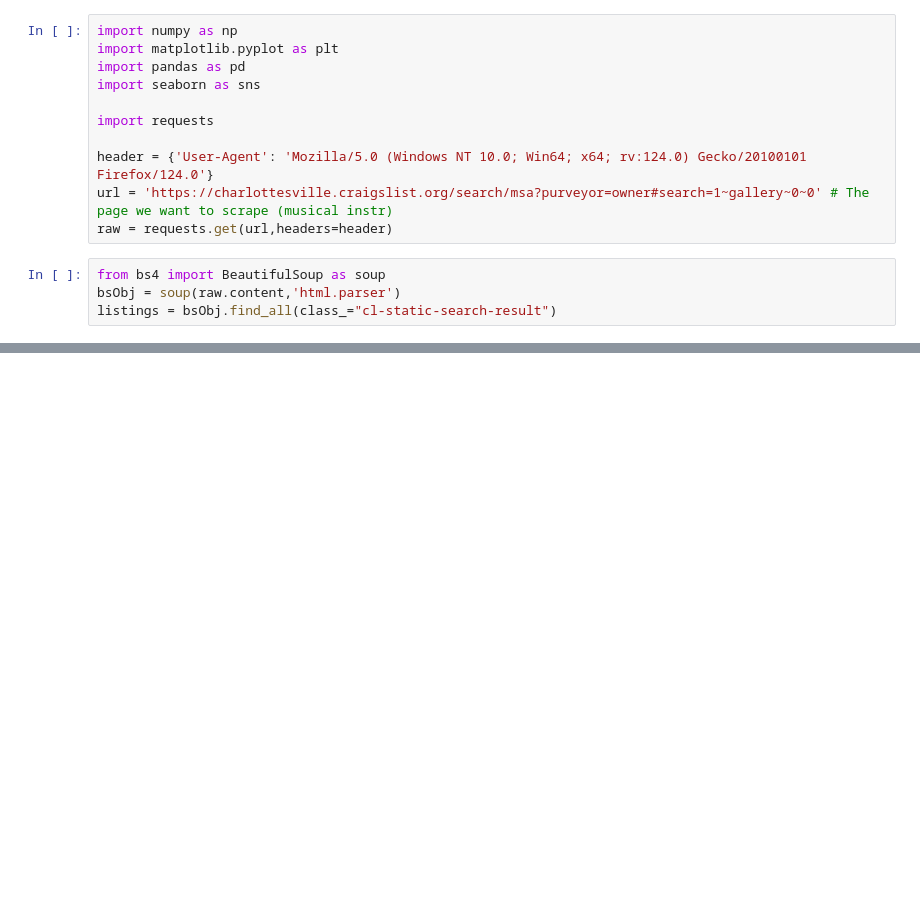
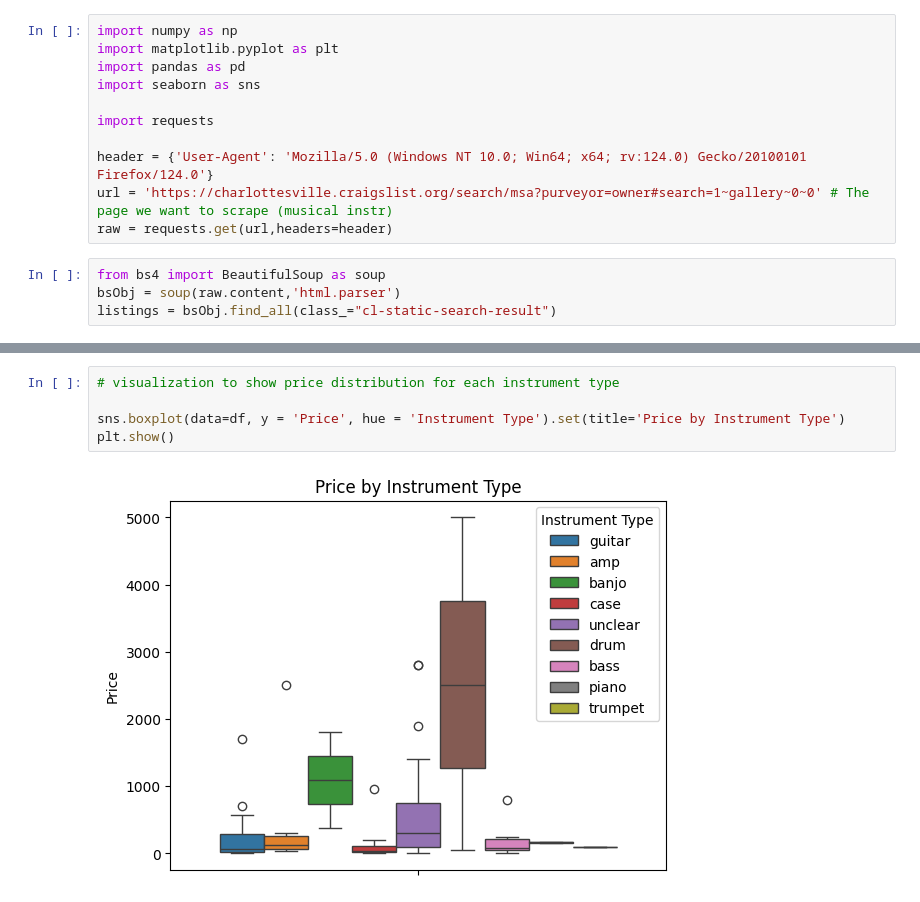
Before and after one commit to kpunsalan8/DS-3001-wrangling, a Jupyter notebook: lab/lab_notebook.ipynb, the cells around one changed output, grey strips where cells are left out. Saved outputs shown, nothing was run; the diff lists cells and outputs as text; blank space fills up the shorter version.

```diff
--- a/lab/lab_notebook.ipynb
+++ b/lab/lab_notebook.ipynb
@@ -248,0 +298,7 @@ for k in range( len(listings) ):
+# %%
+# visualization to show price distribution for each instrument type
+
+sns.boxplot(data=df, y = 'Price', hue = 'Instrument Type').set(title='Price by Instrument Type')
+plt.show()
+# %% [output]
+[figure, added]
```
Also changed, not shown: parts of 4 cells of this notebook.
